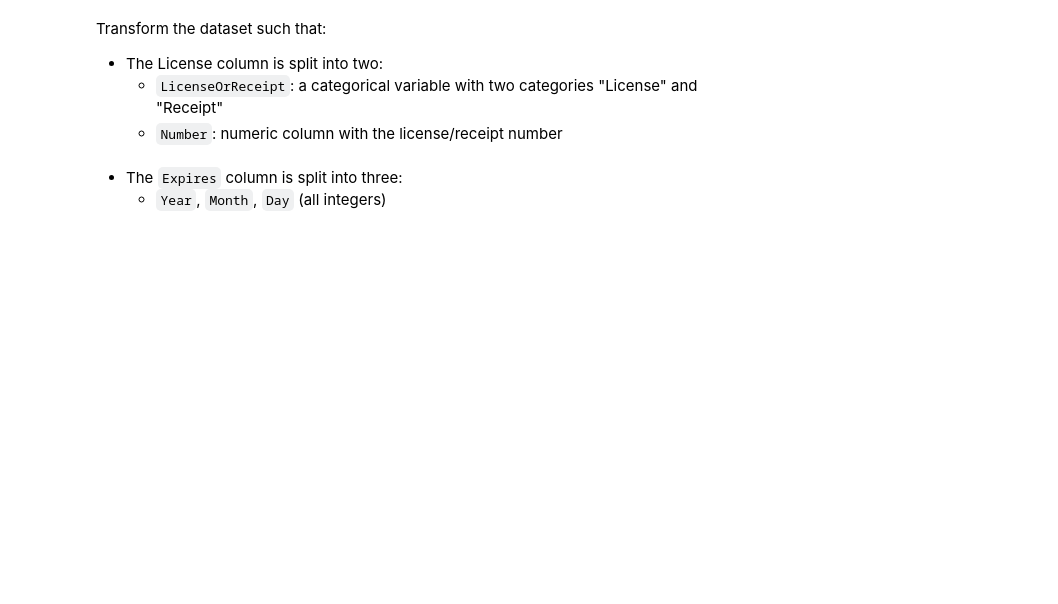
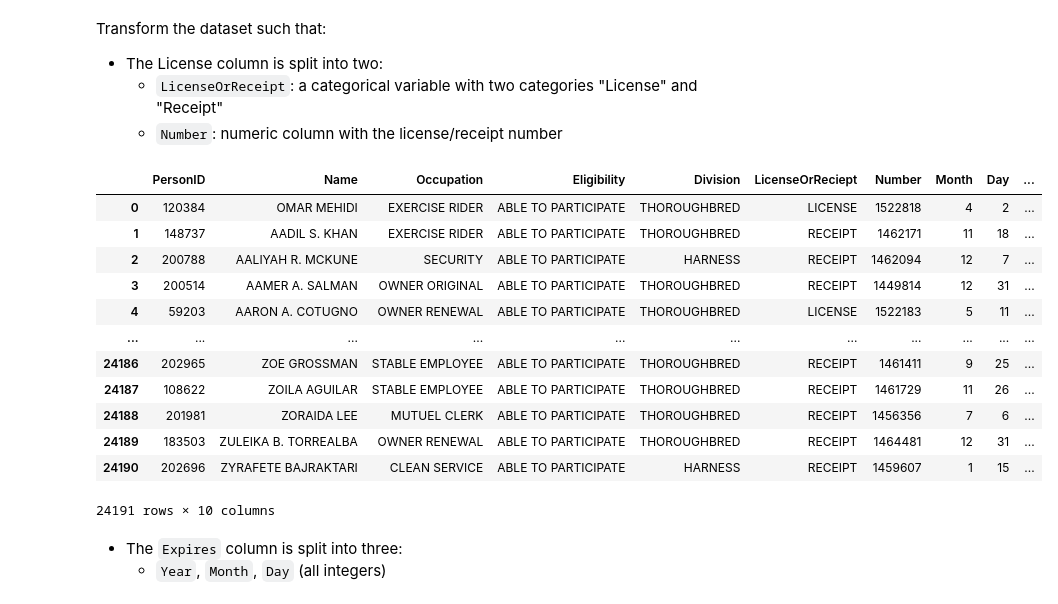
Before and after one commit to Avelez164/Data-Science-Big-Data, a Jupyter notebook: wrangling_tidy.ipynb, the cells around one changed output. Drawn from its saved outputs; the diff is of its cells as text; code cells hidden in the pictures; blank space fills up the shorter version.

```diff
--- a/wrangling_tidy.ipynb
+++ b/wrangling_tidy.ipynb
@@ -293,6 +308,39 @@ Transform the dataset such that:
 * The License column is split into two:
   - `LicenseOrReceipt`: a categorical variable with two categories "License" and "Receipt"
   - `Number`: numeric column with the license/receipt number
+# %%
+horse_racing = pd.read_csv(
+    "https://raw.githubusercontent.com/ProfAvery/cpsc375-classwork/refs/heads/main/datasets/horse_racing.csv"
+)
+
+horse_racing[['LicenseOrReciept', 'Number']] = horse_racing.License.str.split('#', expand=True)
+horse_racing.LicenseOrReciept = horse_racing.LicenseOrReciept.astype('category')
+horse_racing.Number = horse_racing.Number.astype('int')
+horse_racing.drop('License', axis=1, inplace=True)
+
+horse_racing[['Month', 'Day', 'Year']] = horse_racing.Expires.str.split('/', expand=True)
+horse_racing.Month = horse_racing.Month.astype('int')
+horse_racing.Day = horse_racing.Day.astype('int')
+horse_racing.Year = horse_racing.Year.astype('int')
+horse_racing.drop('Expires', axis=1, inplace=True)
+
+horse_racing.Name = horse_racing.Name.str.replace('0', 'O')
+
+horse_racing
+# %% [output]
+|  | PersonID | Name | Occupation | Eligibility | Division | LicenseOrReciept | Number | Month | Day | ... |
+| 0 | 120384 | OMAR MEHIDI | EXERCISE RIDER | ABLE TO PARTICIPATE | THOROUGHBRED | LICENSE | 1522818 | 4 | 2 | ... |
+| 1 | 148737 | AADIL S. KHAN | EXERCISE RIDER | ABLE TO PARTICIPATE | THOROUGHBRED | RECEIPT | 1462171 | 11 | 18 | ... |
+| 2 | 200788 | AALIYAH R. MCKUNE | SECURITY | ABLE TO PARTICIPATE | HARNESS | RECEIPT | 1462094 | 12 | 7 | ... |
+| 3 | 200514 | AAMER A. SALMAN | OWNER ORIGINAL | ABLE TO PARTICIPATE | THOROUGHBRED | RECEIPT | 1449814 | 12 | 31 | ... |
+| 4 | 59203 | AARON A. COTUGNO | OWNER RENEWAL | ABLE TO PARTICIPATE | THOROUGHBRED | LICENSE | 1522183 | 5 | 11 | ... |
+| ... | ... | ... | ... | ... | ... | ... | ... | ... | ... | ... |
+| 24186 | 202965 | ZOE GROSSMAN | STABLE EMPLOYEE | ABLE TO PARTICIPATE | THOROUGHBRED | RECEIPT | 1461411 | 9 | 25 | ... |
+| 24187 | 108622 | ZOILA AGUILAR | STABLE EMPLOYEE | ABLE TO PARTICIPATE | THOROUGHBRED | RECEIPT | 1461729 | 11 | 26 | ... |
+| 24188 | 201981 | ZORAIDA LEE | MUTUEL CLERK | ABLE TO PARTICIPATE | THOROUGHBRED | RECEIPT | 1456356 | 7 | 6 | ... |
+| 24189 | 183503 | ZULEIKA B. TORREALBA | OWNER RENEWAL | ABLE TO PARTICIPATE | THOROUGHBRED | RECEIPT | 1464481 | 12 | 31 | ... |
+| 24190 | 202696 | ZYRAFETE BAJRAKTARI | CLEAN SERVICE | ABLE TO PARTICIPATE | HARNESS | RECEIPT | 1459607 | 1 | 15 | ... |
+24191 rows × 10 columns
 # %% [markdown]
 * The `Expires` column is split into three:
   - `Year`, `Month`, `Day` (all integers)
```
Also changed, not shown: parts of 2 cells of this notebook.
